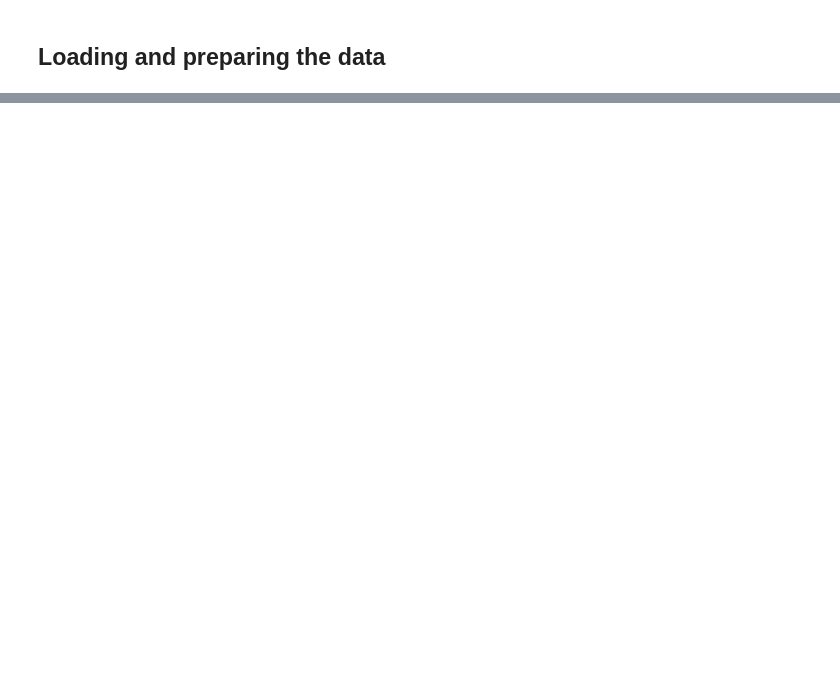
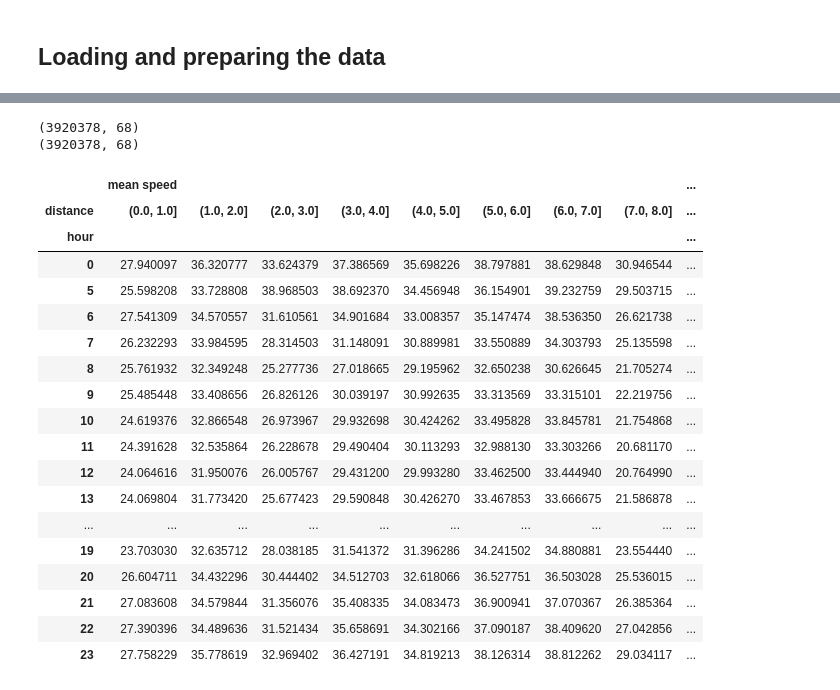
Before and after one commit to gingertom/buses, a Jupyter notebook: Data Exploration/Contour plots.ipynb, the cells around one changed output, grey strips where cells are left out. Cells and saved outputs as stored; diff of their text form; code cells hidden in the pictures; blank space fills up the shorter version.

```diff
--- a/Data Exploration/Contour plots.ipynb
+++ b/Data Exploration/Contour plots.ipynb
@@ -46,0 +29,13 @@ stop_events = stop_events.drop(['vehicle', 'workid', 'workCode','tripCode','matc
+# %%
+stop_events.head(30)
+
+print(stop_events.shape)
+
+stop_events = stop_events.dropna(subset=['arrival_hour', 'to_centre_dist','segment_duration'], axis=0)
+
+# # stop_events = stop_events[stop_events.id != "NaN"]
+
+print(stop_events.shape)
+# %% [output]
+(3920378, 68)
+(3920378, 68)
@@ -52,4 +52,26 @@ by_hour_and_distance.columns = ['hour', 'distance', 'mean duration']
 by_hour_and_distance=by_hour_and_distance.pivot('hour', 'distance')
+# %%
+by_hour_and_distance.head(20)
+# %% [output]
+|  | mean speed |  |  |  |  |  |  |  | ... |
+| distance | (0.0, 1.0] | (1.0, 2.0] | (2.0, 3.0] | (3.0, 4.0] | (4.0, 5.0] | (5.0, 6.0] | (6.0, 7.0] | (7.0, 8.0] | ... |
+| hour |  |  |  |  |  |  |  |  | ... |
+| 0 | 27.940097 | 36.320777 | 33.624379 | 37.386569 | 35.698226 | 38.797881 | 38.629848 | 30.946544 | ... |
+| 5 | 25.598208 | 33.728808 | 38.968503 | 38.692370 | 34.456948 | 36.154901 | 39.232759 | 29.503715 | ... |
+| 6 | 27.541309 | 34.570557 | 31.610561 | 34.901684 | 33.008357 | 35.147474 | 38.536350 | 26.621738 | ... |
+| 7 | 26.232293 | 33.984595 | 28.314503 | 31.148091 | 30.889981 | 33.550889 | 34.303793 | 25.135598 | ... |
+| 8 | 25.761932 | 32.349248 | 25.277736 | 27.018665 | 29.195962 | 32.650238 | 30.626645 | 21.705274 | ... |
+| 9 | 25.485448 | 33.408656 | 26.826126 | 30.039197 | 30.992635 | 33.313569 | 33.315101 | 22.219756 | ... |
+| 10 | 24.619376 | 32.866548 | 26.973967 | 29.932698 | 30.424262 | 33.495828 | 33.845781 | 21.754868 | ... |
+| 11 | 24.391628 | 32.535864 | 26.228678 | 29.490404 | 30.113293 | 32.988130 | 33.303266 | 20.681170 | ... |
+| 12 | 24.064616 | 31.950076 | 26.005767 | 29.431200 | 29.993280 | 33.462500 | 33.444940 | 20.764990 | ... |
+| 13 | 24.069804 | 31.773420 | 25.677423 | 29.590848 | 30.426270 | 33.467853 | 33.666675 | 21.586878 | ... |
+| ... | ... | ... | ... | ... | ... | ... | ... | ... | ... |
+| 19 | 23.703030 | 32.635712 | 28.038185 | 31.541372 | 31.396286 | 34.241502 | 34.880881 | 23.554440 | ... |
+| 20 | 26.604711 | 34.432296 | 30.444402 | 34.512703 | 32.618066 | 36.527751 | 36.503028 | 25.536015 | ... |
+| 21 | 27.083608 | 34.579844 | 31.356076 | 35.408335 | 34.083473 | 36.900941 | 37.070367 | 26.385364 | ... |
+| 22 | 27.390396 | 34.489636 | 31.521434 | 35.658691 | 34.302166 | 37.090187 | 38.409620 | 27.042856 | ... |
+| 23 | 27.758229 | 35.778619 | 32.969402 | 36.427191 | 34.819213 | 38.126314 | 38.812262 | 29.034117 | ... |
 # %%
 X=np.linspace(0,10,10)
 Y=by_hour_and_distance.index.values.astype(float)
```
Also changed, not shown: parts of 17 cells of this notebook.
